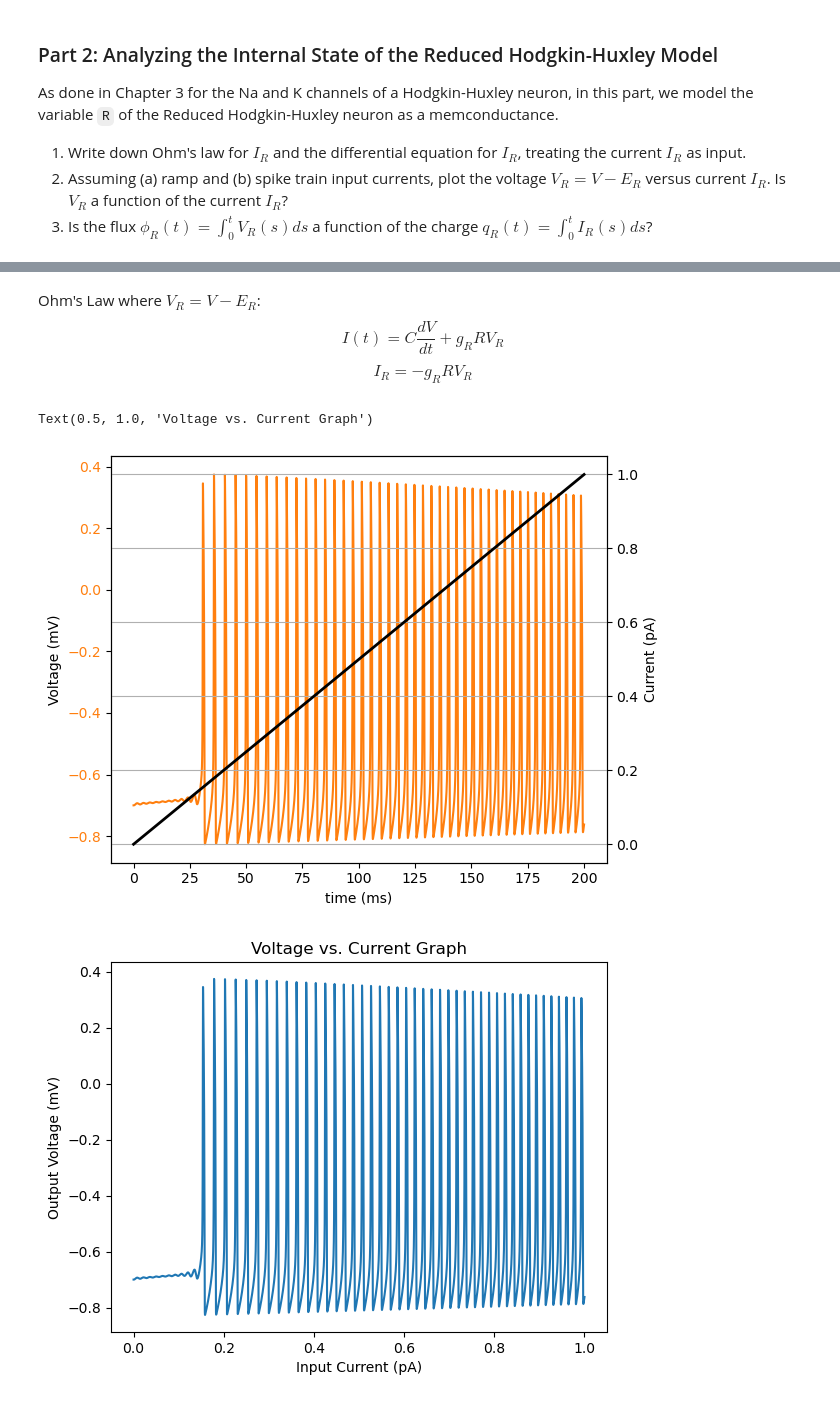
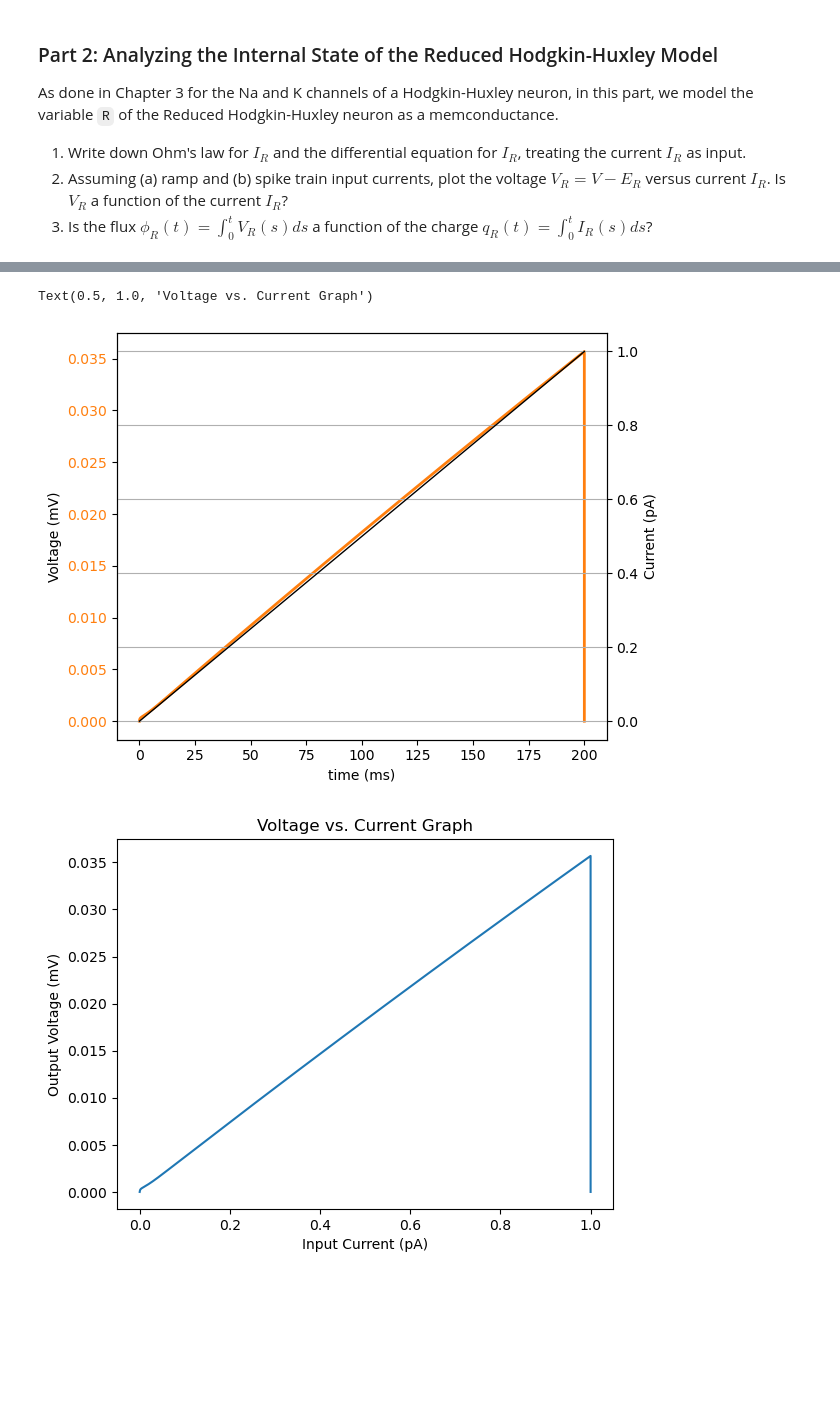
Before and after one commit to clearwheat8/BMEB-W4020, a Jupyter notebook: BMEB_4020_HW1_Handout_2023.ipynb, the cells around one changed output, grey strips where cells are left out. Drawn from its saved outputs; the diff is of its cells as text; code cells hidden in the pictures; blank space fills up the shorter version.

```diff
--- a/BMEB_4020_HW1_Handout_2023.ipynb
+++ b/BMEB_4020_HW1_Handout_2023.ipynb
@@ -325,14 +322,32 @@ I(t) = C\frac{dV}{dt} + g_{R}R(V-E_{R})
 C = 0.8 #muF / cm^2
 g_R = 26 #mS/cm^2
 E_R = -0.92 #mV
-# %% [markdown]
-Ohm's Law where $V_R=V-E_R$:
-\begin{equation}
-I(t) = C\frac{dV}{dt}+g_{R}RV_{R}
-\end{equation}
-\begin{equation}
-I_R = -g_{R}RV_{R}
-\end{equation}
+# %%
+def I_r(t, I_ext):
+    #constants
+    g_R = 26 #mS/cm^2
+    E_R = -0.92 #mV
+    th_R = 1.9 #ms
+
+    #initial inputs
+    V = np.zeros(len(t))
+    R = np.zeros(len(t))
+    V0 = -0.7
+    R0 = 0.088
+    dt = 0.01
+
+    #V[0] = V0
+    R[0] = R0
+
+    for i in range(1, len(t)):
+        V[i-1] = I_ext[i-1] / (g_R * R[i-1])
+
+        dRdt = (-R[i-1] + 1.35 * V[i-1] + 1.03) / th_R
+
+        #V[i] = V[i-1] + dt * dVdt
+        R[i] = R[i-1] + dt * dRdt
+
+    return V, R
 # %%
 # Q2: Ramp current input
 #TO DO:
@@ -341,41 +356,42 @@ I_R = -g_{R}RV_{R}
 #plot: current vs time, voltage vs time, current vs voltage
 from scipy import signal
 #V-E_R = V_R
 
-ramp = -np.abs(signal.sawtooth(5*np.pi*delta_t*t_2)) + 1
+#ramp = -np.abs(signal.sawtooth(5*np.pi*delta_t*t_2)) + 1
 
-ramp1 = np.linspace(0, 1, num=len(t_2))
+ramp = np.linspace(0, 1, num=len(t_2))
 a = 0.1
 
-V_ramp, R_ramp = wilson(t_2, ramp1)
+
+V_ramp, R_ramp = I_r(t_2, ramp)
 
 fig, ax1 = plt.subplots(1)
 color = 'tab:orange'
 ax1.set_xlabel('time (ms)')
 ax1.set_ylabel('Voltage (mV)')
-ax1.plot(t_2, V_ramp, color=color)
+ax1.plot(t_2, V_ramp, color=color, linewidth = 2)
 ax1.tick_params(axis='y', labelcolor=color)
 
 ax2 = ax1.twinx()
 color = 'k'
 ax2.set_ylabel('Current (pA)', color=color)
-ax2.plot(t_2, ramp1, color=color, linewidth=2)
+ax2.plot(t_2, ramp, color=color, linewidth=1)
 ax2.tick_params(axis='y', labelcolor=color)
 
 fig.tight_layout()
 plt.grid(axis='y')
 plt.show
 
 
 plt.figure(2)
-plt.plot(ramp1, V_ramp)
+plt.plot(ramp, V_ramp)
 plt.xlabel("Input Current (pA)")
 plt.ylabel("Output Voltage (mV)")
 plt.title("Voltage vs. Current Graph")
 # %% [output]
 Text(0.5, 1.0, 'Voltage vs. Current Graph')
-[figure, old version]
+[figure, new version]
-[figure, old version]
+[figure, new version]
 # %%
 # Q2: Spike train current input
 # TO DO: generate spike train with poison process
```
Also changed, not shown: parts of 6 cells of this notebook.
